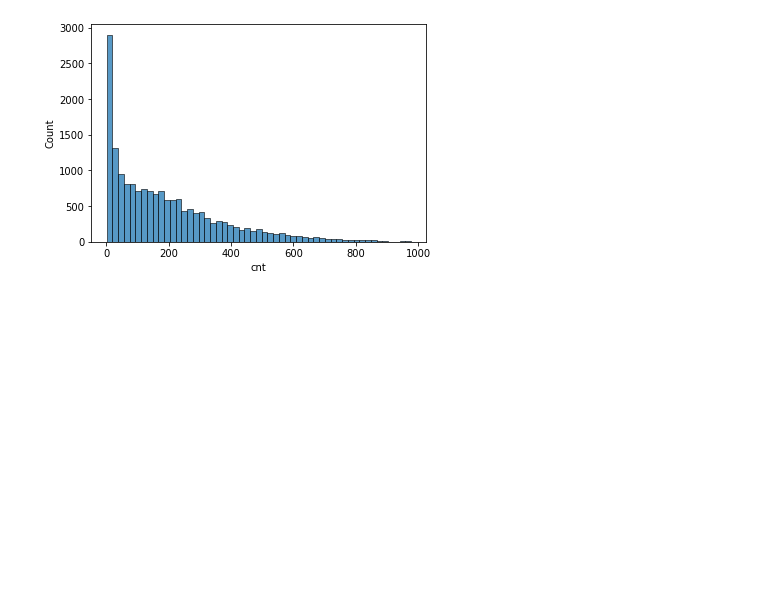
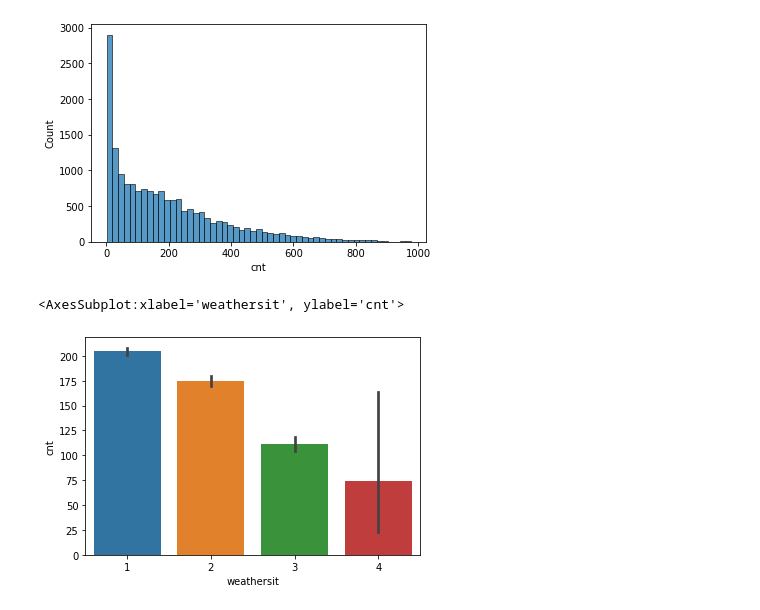
Before and after one commit to jryan814/datab-projects, a Jupyter notebook: bike_rental_predictions.ipynb, the cells around one changed output. Cells and saved outputs as stored; diff of their text form; code cells hidden in the pictures; blank space fills up the shorter version.

```diff
--- a/bike_rental_predictions.ipynb
+++ b/bike_rental_predictions.ipynb
@@ -22,5 +22,10 @@ df.head()
 sns.histplot(df['cnt']);
 # %% [output]
 [figure]
+# %%
+sns.barplot(y='cnt', x='weathersit', data=df)
+# %% [output]
+<AxesSubplot:xlabel='weathersit', ylabel='cnt'>
+[figure, added]
 # %%
 def assign_time_labels(t):
```
Also changed, not shown: parts of 25 cells of this notebook.
